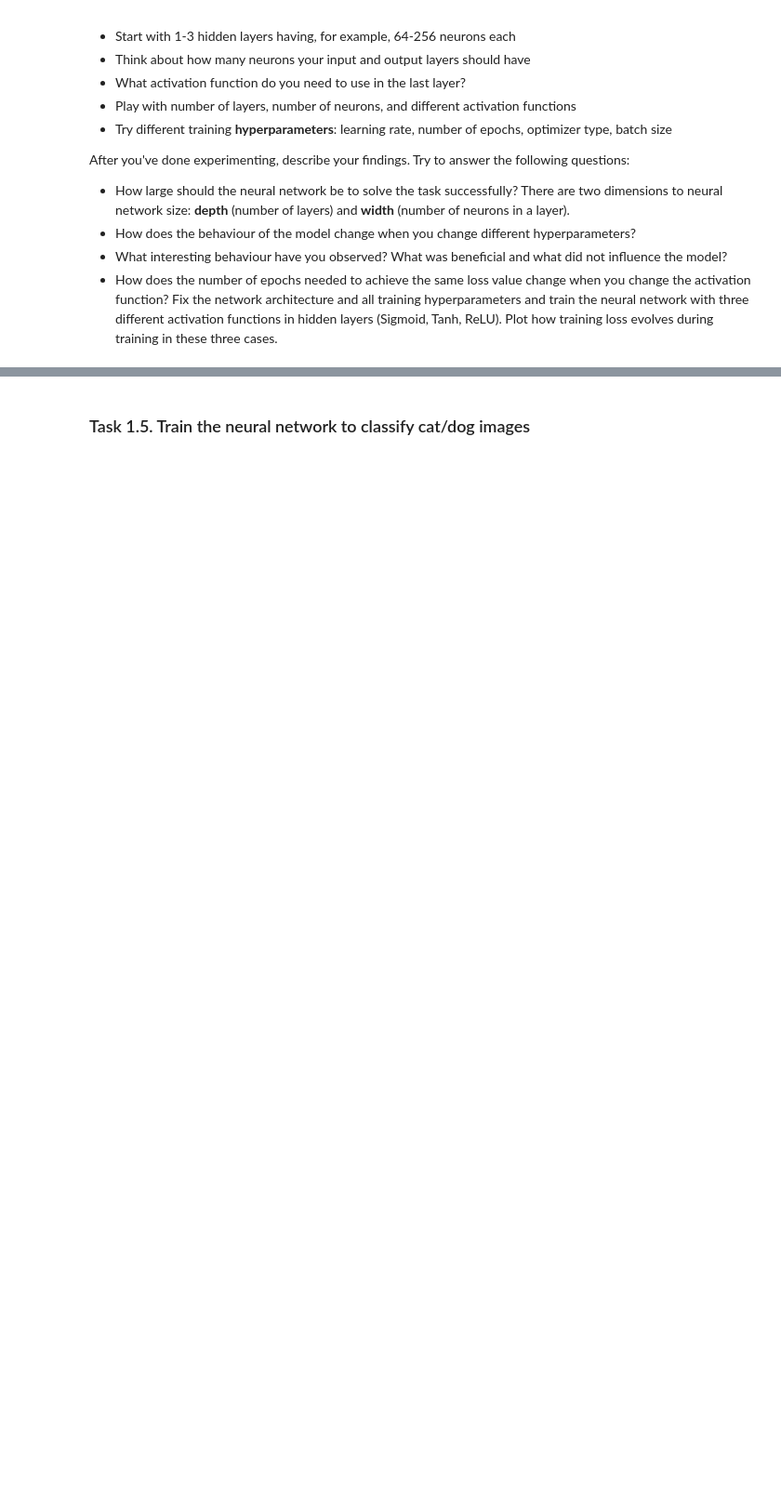
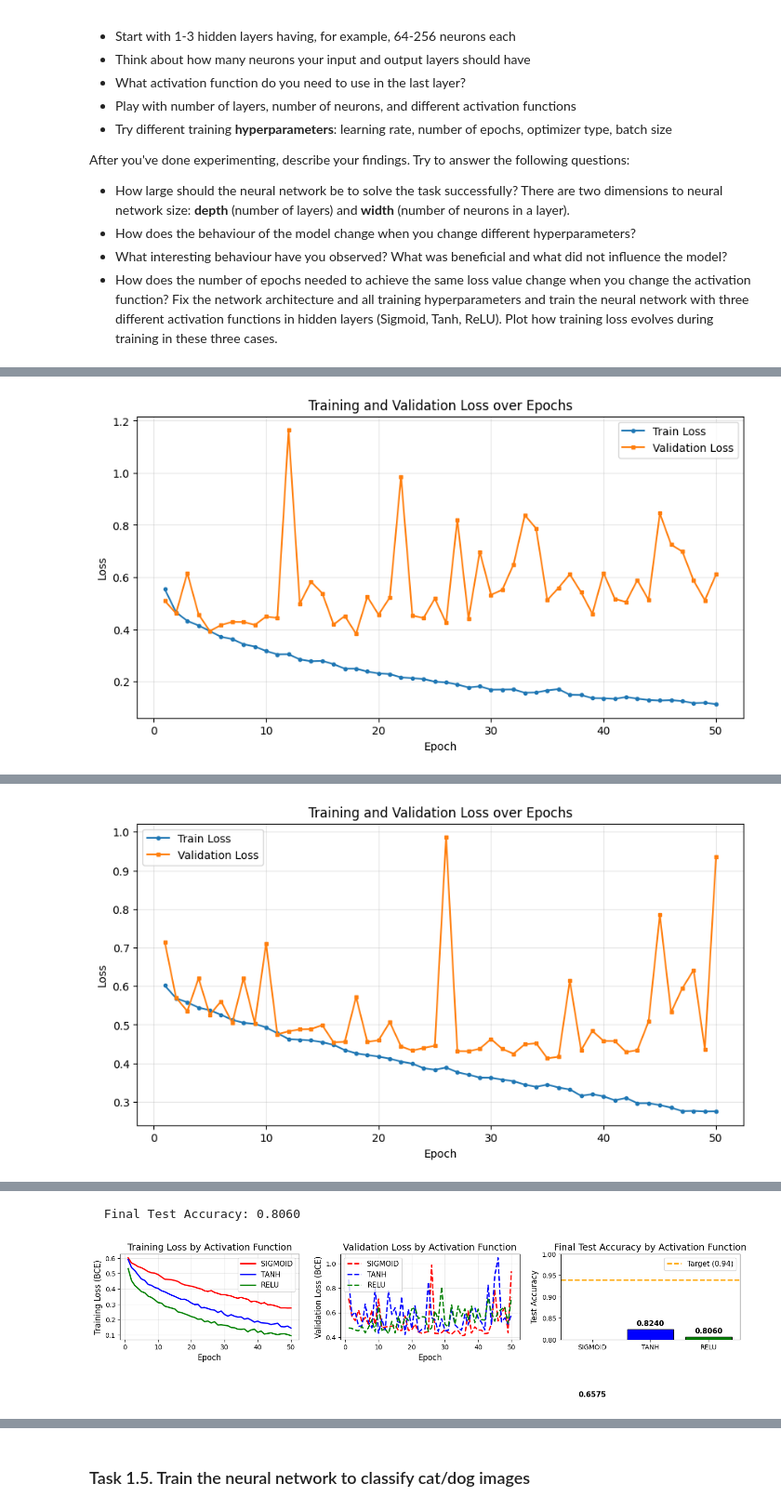
Before and after one commit to ilyavyakovlev/nebius_ai_performance_engineering, a Jupyter notebook: LLM_homework_2/homework_CIFAR10.ipynb, the cells around one changed output, grey strips where cells are left out. Shown at 93% size. Saved outputs shown, nothing was run; the diff lists cells and outputs as text; code cells hidden in the pictures; blank space fills up the shorter version.

```diff
--- a/LLM_homework_2/homework_CIFAR10.ipynb
+++ b/LLM_homework_2/homework_CIFAR10.ipynb
@@ -604,13 +604,15 @@ class OptimizedNet(nn.Module):
         return x
 
 # =====================
-# STEP 3: Training Function with Loss Tracking
+# STEP 3: Training Function with Loss Tracking (Train + Validation)
 # =====================
 def train_with_tracking(model, train_loader, test_loader, criterion, optimizer, num_epochs):
     """Train model and return loss history for each epoch."""
     train_losses = []
+    val_losses = []
 
     for epoch in range(num_epochs):
+        # Training phase
         model.train()
         running_loss = 0.0
         num_batches = 0
@@ -627,13 +629,40 @@ def train_with_tracking(model, train_loader, test_loader, criterion, optimizer,
             running_loss += loss.item()
             num_batches += 1
 
-        avg_loss = running_loss / num_batches
-        train_losses.append(avg_loss)
+        avg_train_loss = running_loss / num_batches
+        train_losses.append(avg_train_loss)
+
+        # Validation phase
+        model.eval()
+        val_running_loss = 0.0
+        val_num_batches = 0
+
+        with torch.no_grad():
+            for batch_X, batch_y in test_loader:
+                batch_X, batch_y = batch_X.to(device), batch_y.to(device)
+                outputs = model(batch_X)
+                loss = criterion(outputs.squeeze(), batch_y)
+                val_running_loss += loss.item()
+                val_num_batches += 1
+
+        avg_val_loss = val_running_loss / val_num_batches
+        val_losses.append(avg_val_loss)
 
         if (epoch + 1) % 10 == 0:
-            print(f"  Epoch {epoch+1}/{num_epochs}, Loss: {avg_loss:.4f}")
+            print(f"  Epoch {epoch+1}/{num_epochs}, Train Loss: {avg_train_loss:.4f}, Val Loss: {avg_val_loss:.4f}")
 
-    return train_losses
+    # Plot training and validation loss
+    plt.figure(figsize=(10, 5))
+    plt.plot(range(1, num_epochs + 1), train_losses, label='Train Loss', marker='o', markersize=3)
+    plt.plot(range(1, num_epochs + 1), val_losses, label='Validation Loss', marker='s', markersize=3)
+    plt.xlabel('Epoch')
+    plt.ylabel('Loss')
+    plt.title('Training and Validation Loss over Epochs')
+    plt.legend()
+    plt.grid(True, alpha=0.3)
+    plt.show()
+
+    return train_losses, val_losses
 
 # =====================
 # STEP 4: Evaluation Function
@@ -663,11 +692,11 @@ print("=" * 60)
 
 net_optimized = OptimizedNet(activation_fn='relu').to(device)
 criterion = nn.BCELoss()
-optimizer = torch.optim.Adam(net_optimized.parameters(), lr=0.001)
+optimizer = torch.optim.Adam(net_optimized.parameters(), lr=0.0001)
 
 # Train for sufficient epochs
 NUM_EPOCHS = 50
-losses_relu = train_with_tracking(net_optimized, train_loader_as, test_loader_as,
+losses_relu_train, losses_relu_val = train_with_tracking(net_optimized, train_loader_as, test_loader_as,
                                    criterion, optimizer, NUM_EPOCHS)
 
 # Evaluate final accuracy
@@ -696,12 +725,12 @@ for act_fn in activation_functions:
     optimizer_compare = torch.optim.Adam(net_compare.parameters(), lr=0.001)
 
     # Train and track losses
-    losses = train_with_tracking(net_compare, train_loader_as, test_loader_as,
+    train_losses, val_losses = train_with_tracking(net_compare, train_loader_as, test_loader_as,
                                   criterion, optimizer_compare, NUM_EPOCHS)
 
     # Get final accuracy
     final_acc = evaluate_accuracy(net_compare, test_loader_as)
-    activation_results[act_fn] = {'losses': losses, 'accuracy': final_acc}
+    activation_results[act_fn] = {'train_losses': train_losses, 'val_losses': val_losses, 'accuracy': final_acc}
     print(f"  Final Test Accuracy: {final_acc:.4f}")
 
     # Clean up
@@ -711,23 +740,35 @@ for act_fn in activation_functions:
 # =====================
 # STEP 7: Plot Comparison
 # =====================
-plt.figure(figsize=(12, 5))
+plt.figure(figsize=(14, 5))
 
 # Plot 1: Training Loss Evolution
-plt.subplot(1, 2, 1)
+plt.subplot(1, 3, 1)
 colors = {'sigmoid': 'red', 'tanh': 'blue', 'relu': 'green'}
 for act_fn in activation_functions:
-    plt.plot(range(1, NUM_EPOCHS + 1), activation_results[act_fn]['losses'],
+    plt.plot(range(1, NUM_EPOCHS + 1), activation_results[act_fn]['train_losses'],
              label=f'{act_fn.upper()}', color=colors[act_fn], linewidth=2)
 
 plt.xlabel('Epoch', fontsize=12)
 plt.ylabel('Training Loss (BCE)', fontsize=12)
-plt.title('Training Loss Evolution by Activation Function', fontsize=14)
+plt.title('Training Loss by Activation Function', fontsize=14)
 plt.legend(fontsize=11)
 plt.grid(True, alpha=0.3)
 
-# Plot 2: Final Accuracy Comparison
-plt.subplot(1, 2, 2)
+# Plot 2: Validation Loss Evolution
+plt.subplot(1, 3, 2)
+for act_fn in activation_functions:
+    plt.plot(range(1, NUM_EPOCHS + 1), activation_results[act_fn]['val_losses'],
+             label=f'{act_fn.upper()}', color=colors[act_fn], linewidth=2, linestyle='--')
+
+plt.xlabel('Epoch', fontsize=12)
+plt.ylabel('Validation Loss (BCE)', fontsize=12)
+plt.title('Validation Loss by Activation Function', fontsize=14)
+plt.legend(fontsize=11)
+plt.grid(True, alpha=0.3)
+
+# Plot 3: Final Accuracy Comparison
+plt.subplot(1, 3, 3)
 accuracies = [activation_results[act_fn]['accuracy'] for act_fn in activation_functions]
 bars = plt.bar([fn.upper() for fn in activation_functions], accuracies,
                color=[colors[fn] for fn in activation_functions], edgecolor='black')
@@ -770,3 +811,4 @@ KEY OBSERVATIONS:
 - Dropout prevents overfitting without hurting convergence much
 - Adam optimizer provides robust convergence without LR scheduling
 """)
+# %% [output]
@@ -772,0 +824 @@ KEY OBSERVATIONS:
+[figure, added]
@@ -772,0 +840 @@ KEY OBSERVATIONS:
+[figure, added]
@@ -772,0 +859,2 @@ KEY OBSERVATIONS:
+  Final Test Accuracy: 0.8060
+[figure, added]
```
Also changed, not shown: parts of 3 cells of this notebook, 1 other file.
